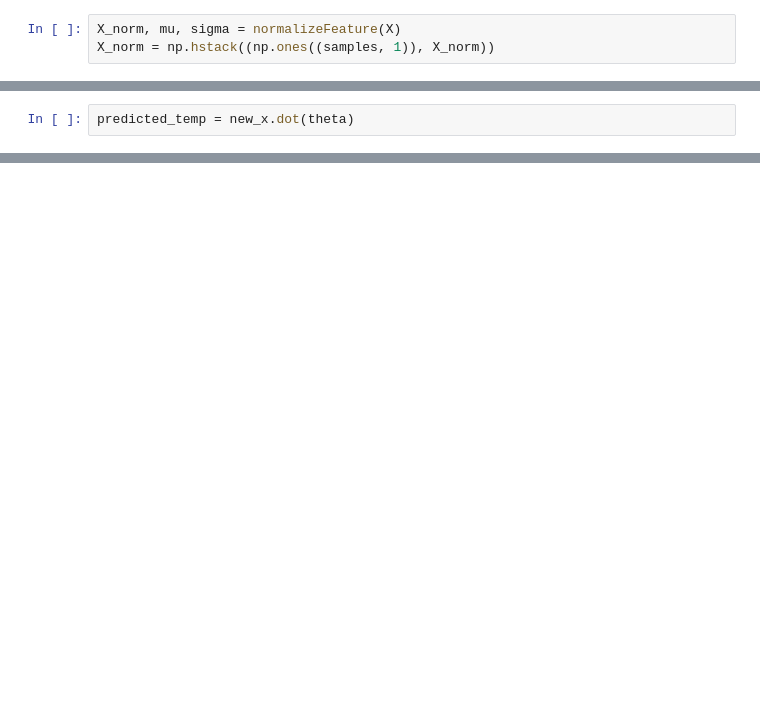
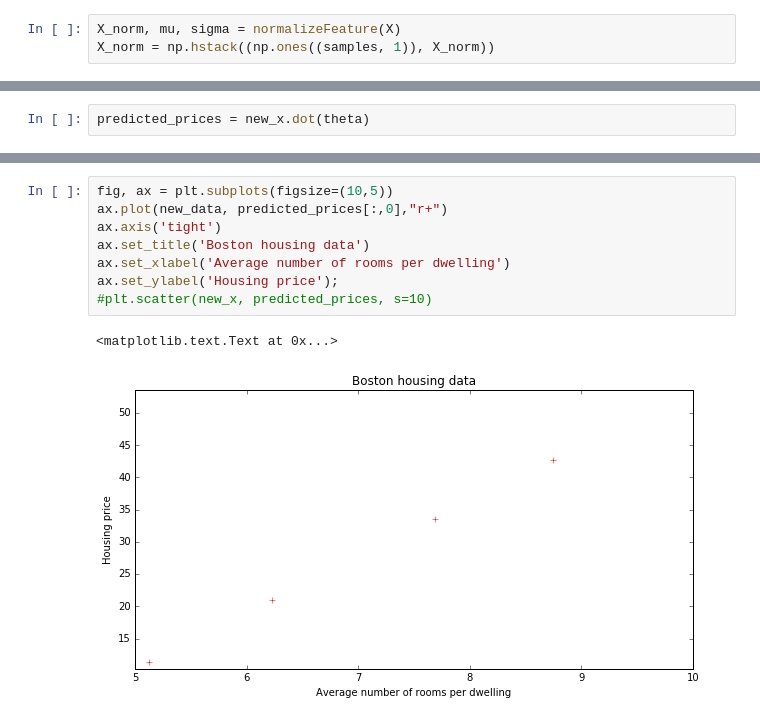
Before and after one commit to iamandicip/ml_experiments, a Jupyter notebook: algorithms/linear_regression/linear_regression.ipynb, the cells around one changed output, grey strips where cells are left out. Drawn from its saved outputs; the diff is of its cells as text; blank space fills up the shorter version.

```diff
--- a/algorithms/linear_regression/linear_regression.ipynb
+++ b/algorithms/linear_regression/linear_regression.ipynb
@@ -142,2 +93,2 @@ array([[ 0.90288284],
 # %%
-predicted_temp = new_x.dot(theta)
+predicted_prices = new_x.dot(theta)
@@ -147,0 +107,11 @@ array([[ 17.06836998]])
+# %%
+fig, ax = plt.subplots(figsize=(10,5))
+ax.plot(new_data, predicted_prices[:,0],"r+")
+ax.axis('tight')
+ax.set_title('Boston housing data')
+ax.set_xlabel('Average number of rooms per dwelling')
+ax.set_ylabel('Housing price');
+#plt.scatter(new_x, predicted_prices, s=10)
+# %% [output]
+<matplotlib.text.Text at 0x...>
+[figure, added]
```
Also changed, not shown: parts of 16 cells of this notebook.
